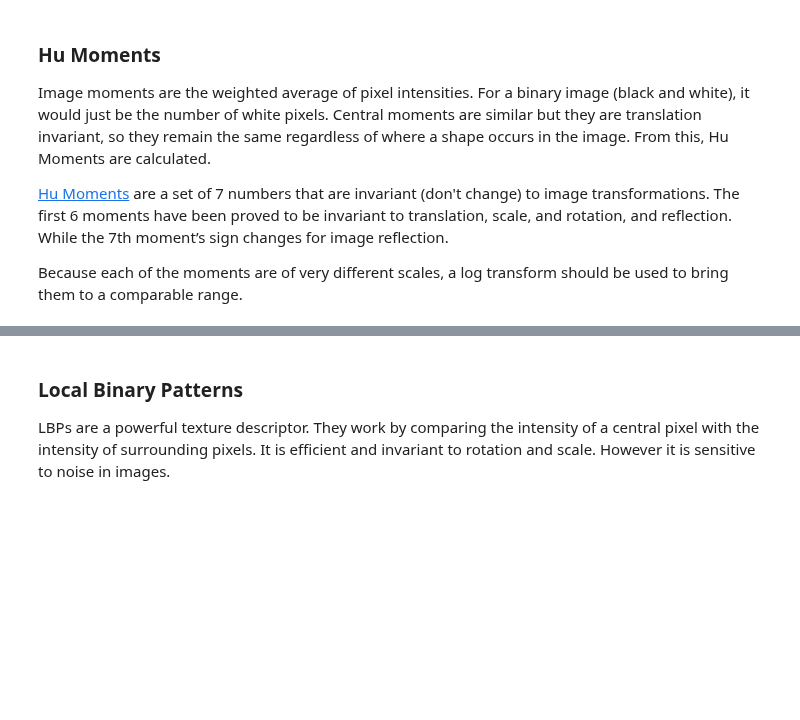
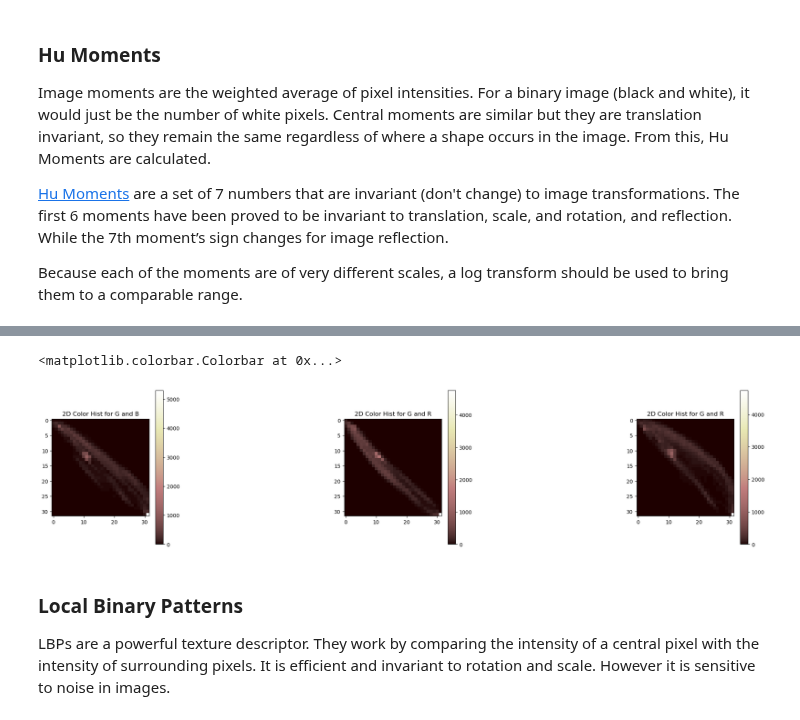
Before and after one commit to AgafiaB/SURE-2025, a Jupyter notebook: fullnotebook1.ipynb, the cells around one changed output, grey strips where cells are left out. Drawn from its saved outputs; the diff is of its cells as text; code cells hidden in the pictures; blank space fills up the shorter version.

```diff
--- a/fullnotebook1.ipynb
+++ b/fullnotebook1.ipynb
@@ -228,3 +263,33 @@ Color histograms represent the distribution of colors in an image.
+# %%
+# colors: b, g, r
+
+fig = plt.figure(figsize=(30, 30))
+ax = fig.add_subplot(2, 6, 1)
+
+# green and blue
+hist = cv2.calcHist([chans[1], chans[0]], [0, 1], None, [32, 32], [0,256]*2)
+p = ax.imshow(hist, interpolation='nearest', cmap='pink')
+ax.set_title('2D Color Hist for G and B')
+plt.colorbar(p, shrink=.4)
+
+
+# green and red
+ax = fig.add_subplot(2, 6, 3)
+hist = cv2.calcHist([chans[1], chans[2]], [0, 1], None, [32, 32], [0, 256]*2)
+p = ax.imshow(hist, interpolation='nearest', cmap='pink')
+ax.set_title('2D Color Hist for G and R')
+plt.colorbar(p, shrink=.4)
+
+
+# red and blue
+ax = fig.add_subplot(2, 6, 5)
+hist = cv2.calcHist([chans[2], chans[0]], [0, 1], None, [32, 32], [0, 256]*2)
+p = ax.imshow(hist, interpolation='nearest', cmap='pink')
+ax.set_title('2D Color Hist for G and R')
+plt.colorbar(p, shrink=.4)
+# %% [output]
+<matplotlib.colorbar.Colorbar at 0x...>
+[figure, added]
 # %% [markdown]
 ### Local Binary Patterns
 
```
Also changed, not shown: parts of 5 cells of this notebook.
